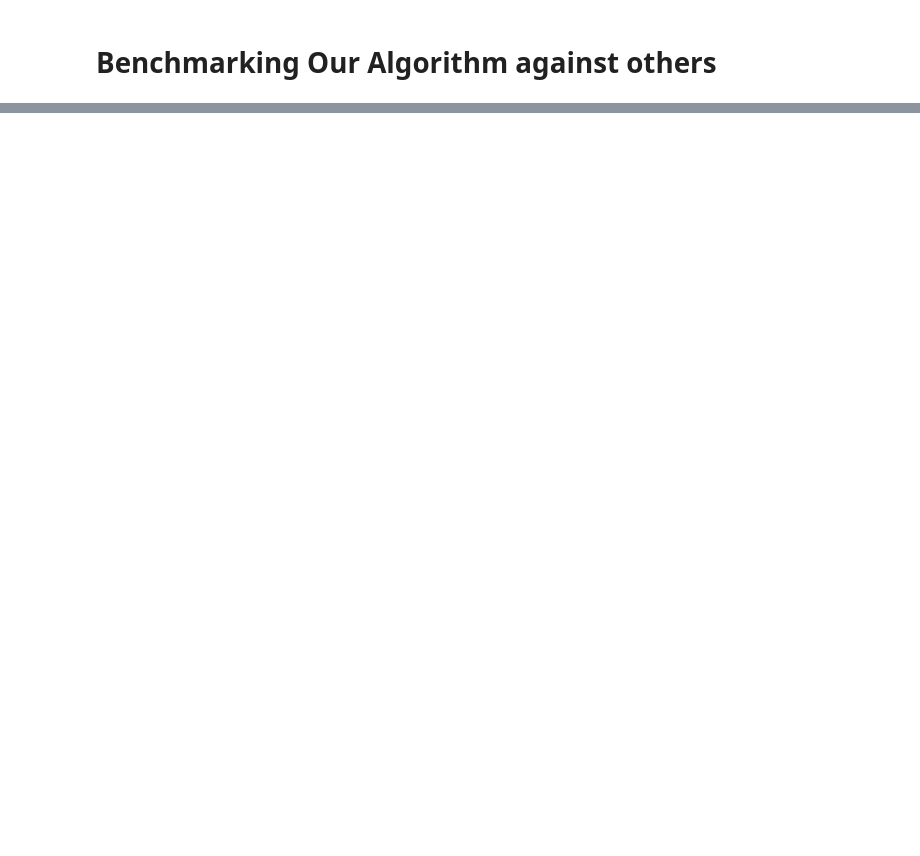
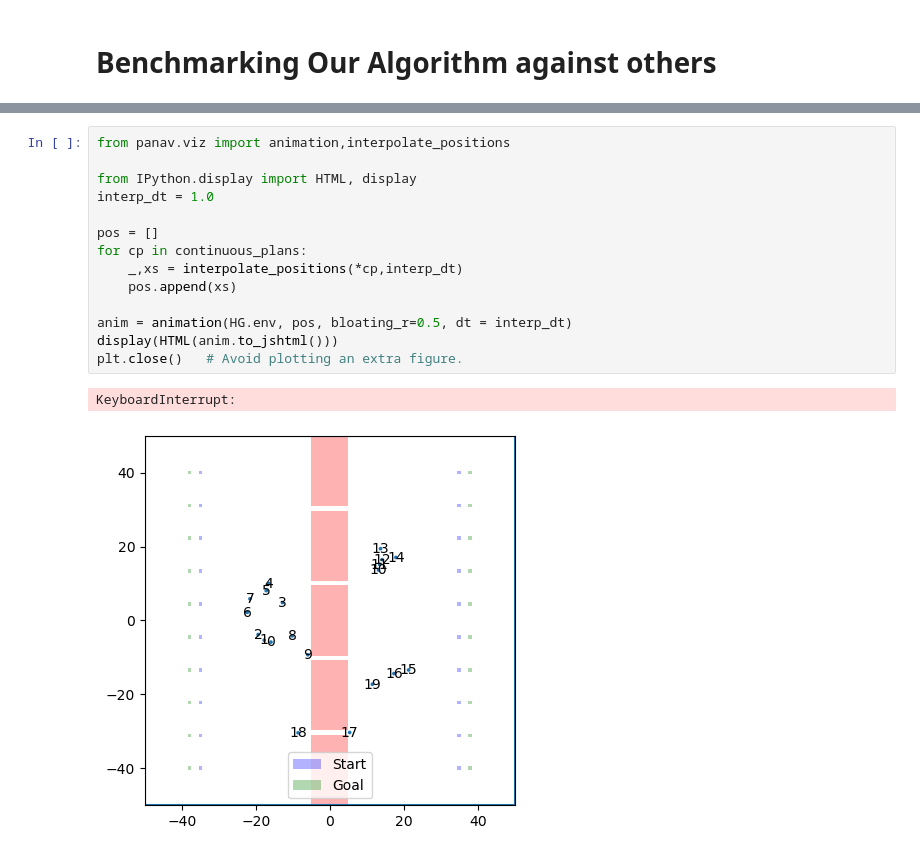
Before and after one commit to CoNG-harvard/PA-Nav, a Jupyter notebook: notebooks_playground/benchmarking plotting.ipynb, the cells around one changed output, grey strips where cells are left out. Drawn from its saved outputs; the diff is of its cells as text; blank space fills up the shorter version.

```diff
--- a/notebooks_playground/benchmarking plotting.ipynb
+++ b/notebooks_playground/benchmarking plotting.ipynb
@@ -95,0 +161,17 @@ for metric in metrics:
+# %%
+from panav.viz import animation,interpolate_positions
+
+from IPython.display import HTML, display
+interp_dt = 1.0
+
+pos = []
+for cp in continuous_plans:
+    _,xs = interpolate_positions(*cp,interp_dt)
+    pos.append(xs)
+
+anim = animation(HG.env, pos, bloating_r=0.5, dt = interp_dt)
+display(HTML(anim.to_jshtml()))
+plt.close()   # Avoid plotting an extra figure.
+# %% [output]
+KeyboardInterrupt:
+[figure, added]
```
Also changed, not shown: parts of 6 cells of this notebook, 31 other files.
